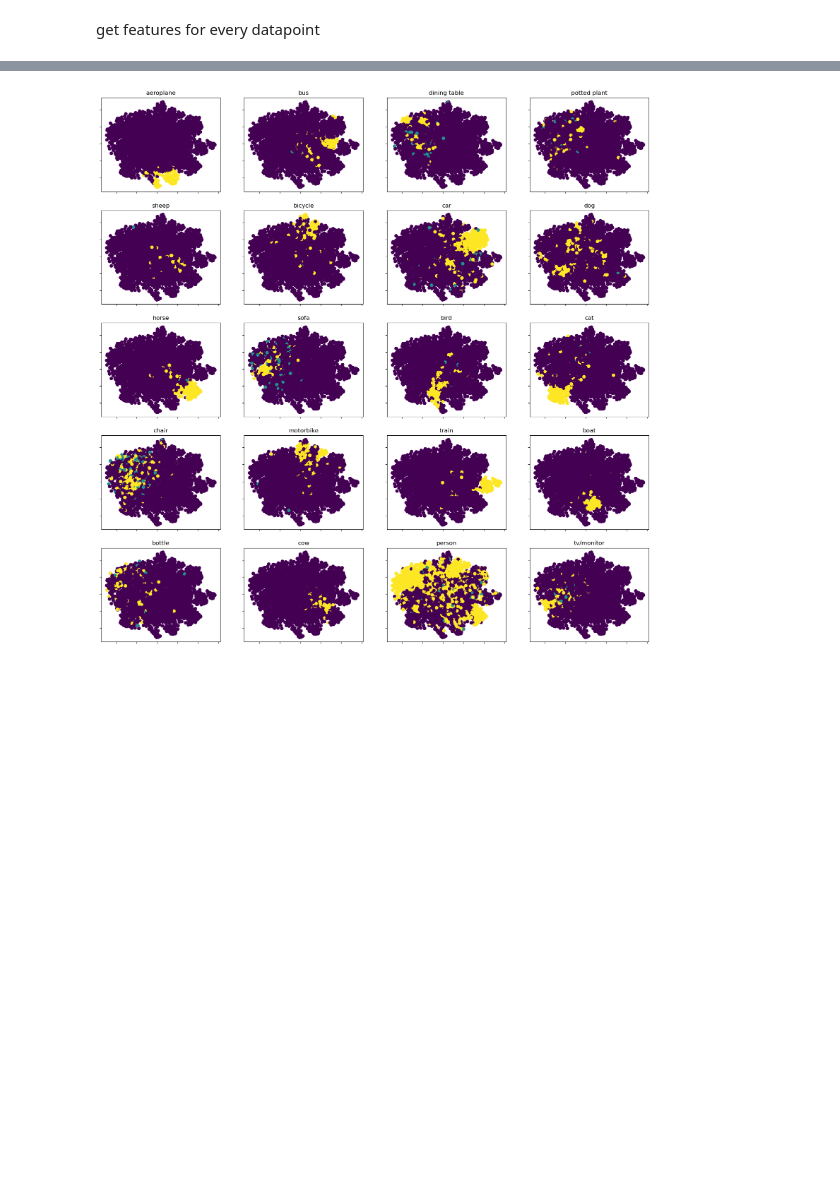
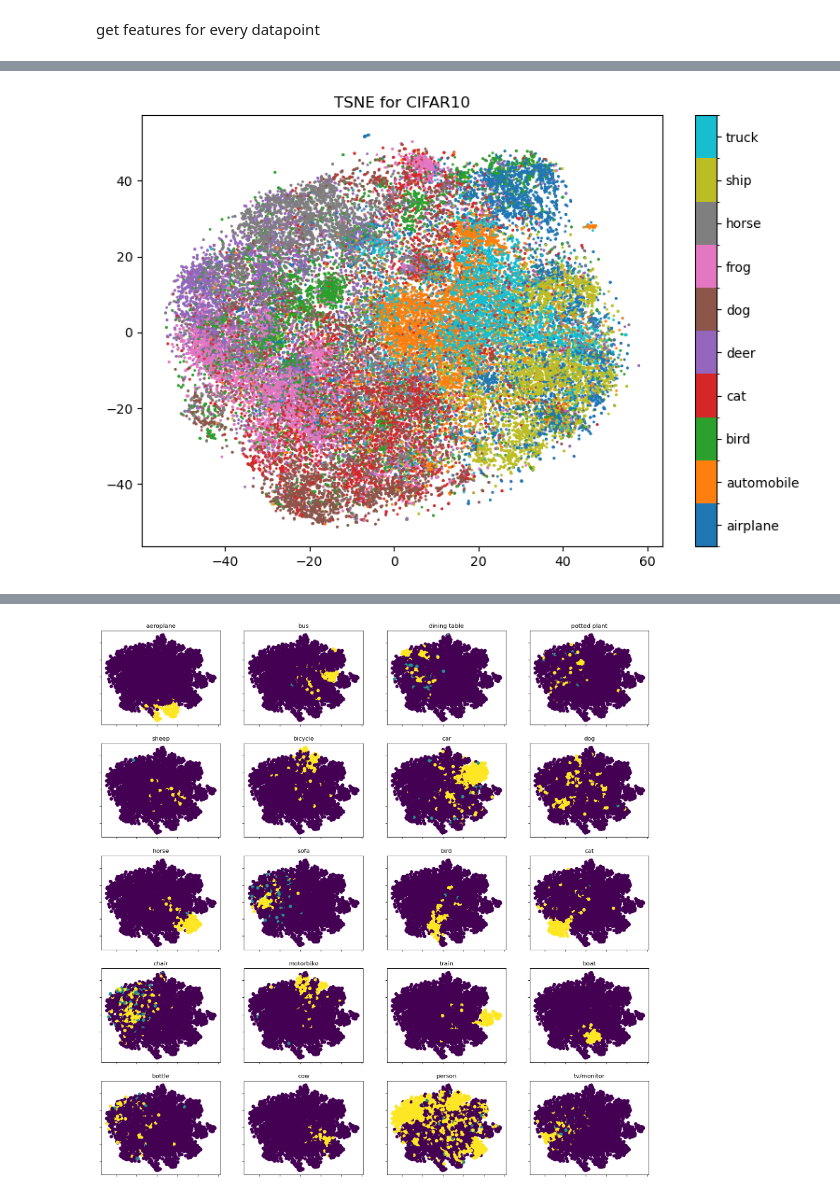
Before and after one commit to minhanp/PCL, a Jupyter notebook: tsne.ipynb, the cells around one changed output, grey strips where cells are left out. Drawn from its saved outputs; the diff is of its cells as text; code cells hidden in the pictures; blank space fills up the shorter version.

```diff
--- a/tsne.ipynb
+++ b/tsne.ipynb
@@ -92,0 +164,31 @@ embeddings = tsne.fit_transform(features.cpu())
+# %%
+cifar10_classes = [
+    'airplane',
+    'automobile',
+    'bird',
+    'cat',
+    'deer',
+    'dog',
+    'frog',
+    'horse',
+    'ship',
+    'truck'
+]
+# %%
+cmap = mcolors.ListedColormap(plt.cm.tab10(range(10)))
+norm = mcolors.BoundaryNorm(np.arange(-0.5,10), cmap.N)
+
+fig, ax = plt.subplots(figsize=(9, 6))
+# make the scatter
+scat = ax.scatter(embeddings[:,0], embeddings[:,1], c=targets, s=1,
+                  cmap=cmap, norm=norm)
+
+
+# create a second axes for the colorbar
+cbar = fig.colorbar(scat, ticks=np.linspace(0,9,10))
+cbar.ax.set_yticklabels(cifar10_classes)
+ax.set_title('TSNE for CIFAR10')
+
+plt.show()
+# %% [output]
+[figure, added]
```
Also changed, not shown: parts of 8 cells of this notebook.
